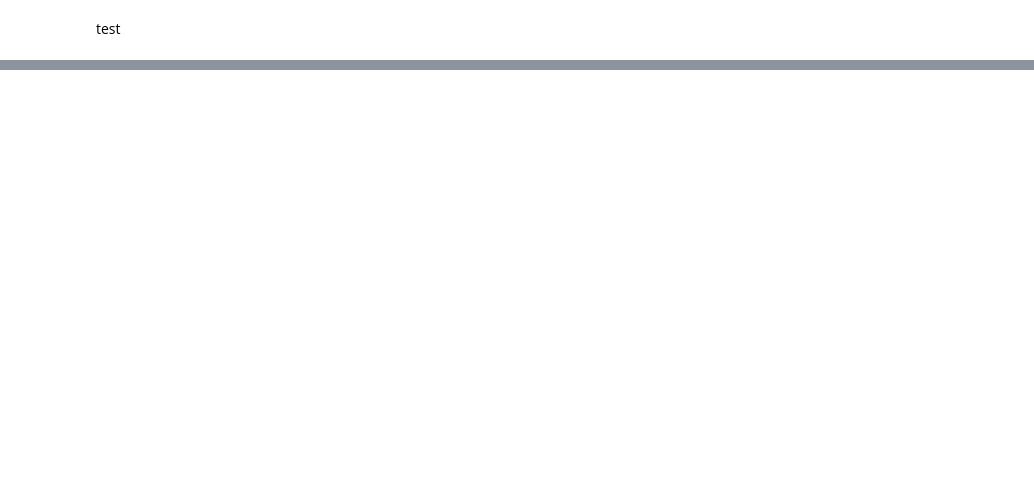
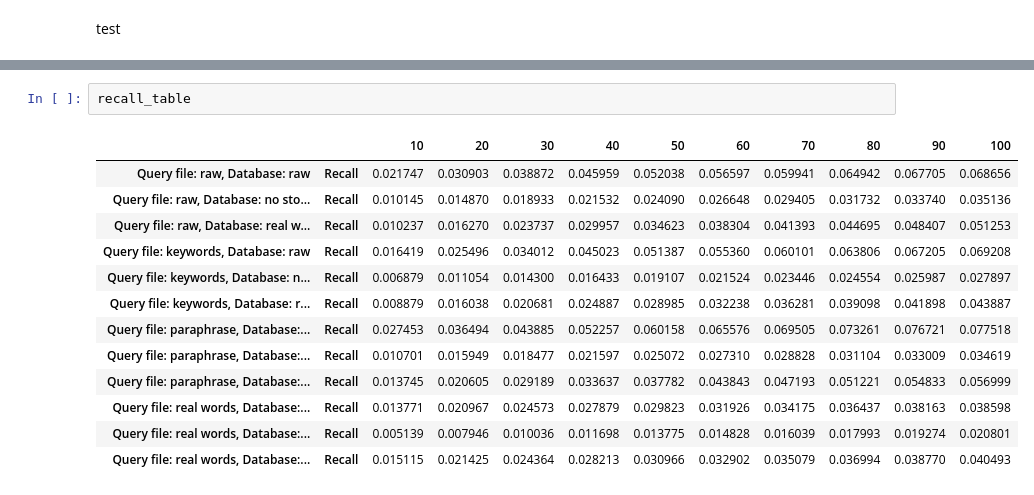
Before and after one commit to SSC-ICT-Innovatie/LearningLion-WOO, a Jupyter notebook: src/relevance_evaluation.ipynb, the cells around one changed output, grey strips where cells are left out. Drawn from its saved outputs; the diff is of its cells as text; blank space fills up the shorter version.

```diff
--- a/src/relevance_evaluation.ipynb
+++ b/src/relevance_evaluation.ipynb
@@ -328,0 +656,16 @@ results_df
+# %%
+recall_table
+# %% [output]
+|  |  | 10 | 20 | 30 | 40 | 50 | 60 | 70 | 80 | 90 | 100 |
+| Query file: raw, Database: raw | Recall | 0.021747 | 0.030903 | 0.038872 | 0.045959 | 0.052038 | 0.056597 | 0.059941 | 0.064942 | 0.067705 | 0.068656 |
+| Query file: raw, Database: no sto... | Recall | 0.010145 | 0.014870 | 0.018933 | 0.021532 | 0.024090 | 0.026648 | 0.029405 | 0.031732 | 0.033740 | 0.035136 |
+| Query file: raw, Database: real w... | Recall | 0.010237 | 0.016270 | 0.023737 | 0.029957 | 0.034623 | 0.038304 | 0.041393 | 0.044695 | 0.048407 | 0.051253 |
+| Query file: keywords, Database: raw | Recall | 0.016419 | 0.025496 | 0.034012 | 0.045023 | 0.051387 | 0.055360 | 0.060101 | 0.063806 | 0.067205 | 0.069208 |
+| Query file: keywords, Database: n... | Recall | 0.006879 | 0.011054 | 0.014300 | 0.016433 | 0.019107 | 0.021524 | 0.023446 | 0.024554 | 0.025987 | 0.027897 |
+| Query file: keywords, Database: r... | Recall | 0.008879 | 0.016038 | 0.020681 | 0.024887 | 0.028985 | 0.032238 | 0.036281 | 0.039098 | 0.041898 | 0.043887 |
+| Query file: paraphrase, Database:... | Recall | 0.027453 | 0.036494 | 0.043885 | 0.052257 | 0.060158 | 0.065576 | 0.069505 | 0.073261 | 0.076721 | 0.077518 |
+| Query file: paraphrase, Database:... | Recall | 0.010701 | 0.015949 | 0.018477 | 0.021597 | 0.025072 | 0.027310 | 0.028828 | 0.031104 | 0.033009 | 0.034619 |
+| Query file: paraphrase, Database:... | Recall | 0.013745 | 0.020605 | 0.029189 | 0.033637 | 0.037782 | 0.043843 | 0.047193 | 0.051221 | 0.054833 | 0.056999 |
+| Query file: real words, Database:... | Recall | 0.013771 | 0.020967 | 0.024573 | 0.027879 | 0.029823 | 0.031926 | 0.034175 | 0.036437 | 0.038163 | 0.038598 |
+| Query file: real words, Database:... | Recall | 0.005139 | 0.007946 | 0.010036 | 0.011698 | 0.013775 | 0.014828 | 0.016039 | 0.017993 | 0.019274 | 0.020801 |
+| Query file: real words, Database:... | Recall | 0.015115 | 0.021425 | 0.024364 | 0.028213 | 0.030966 | 0.032902 | 0.035079 | 0.036994 | 0.038770 | 0.040493 |
```
Also changed, not shown: parts of 7 cells of this notebook.
